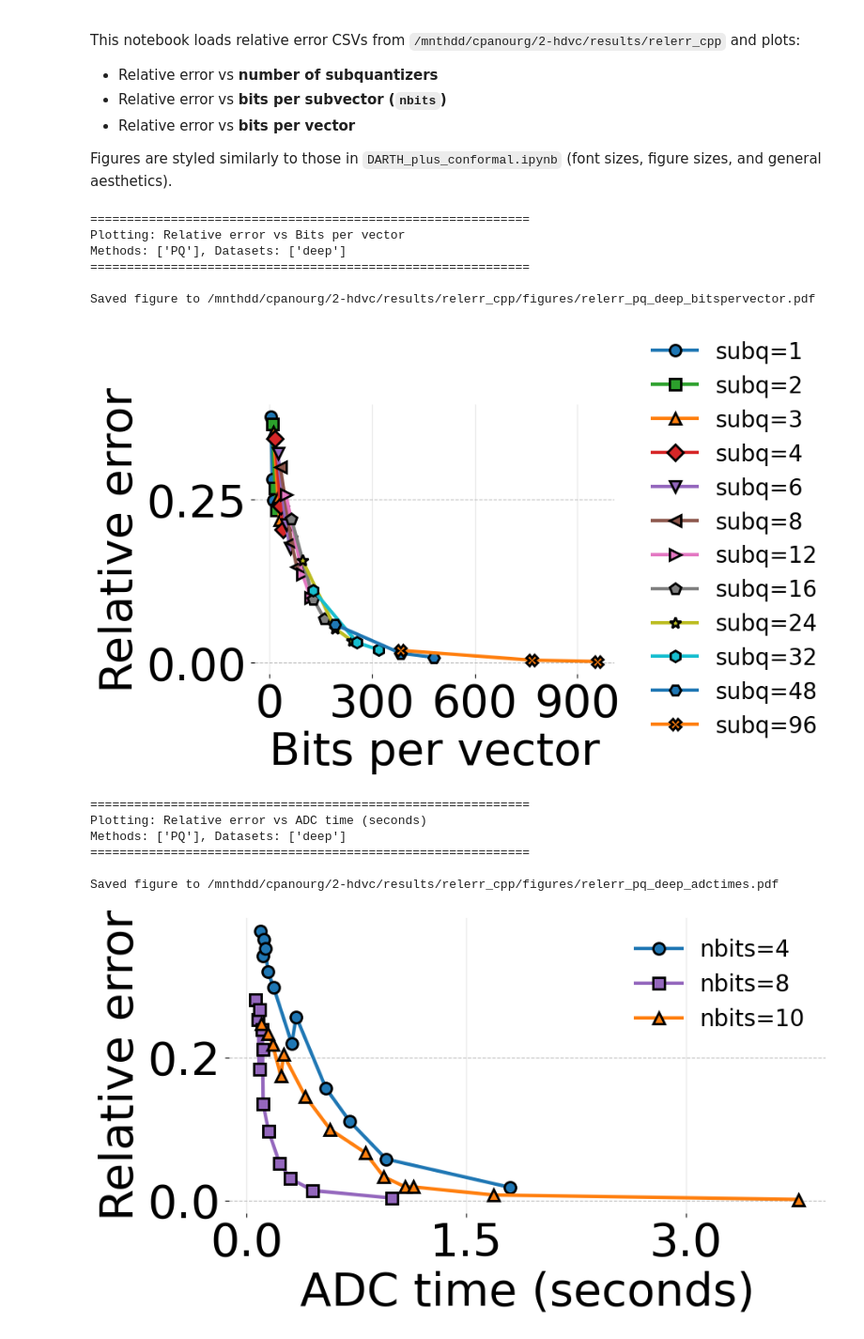
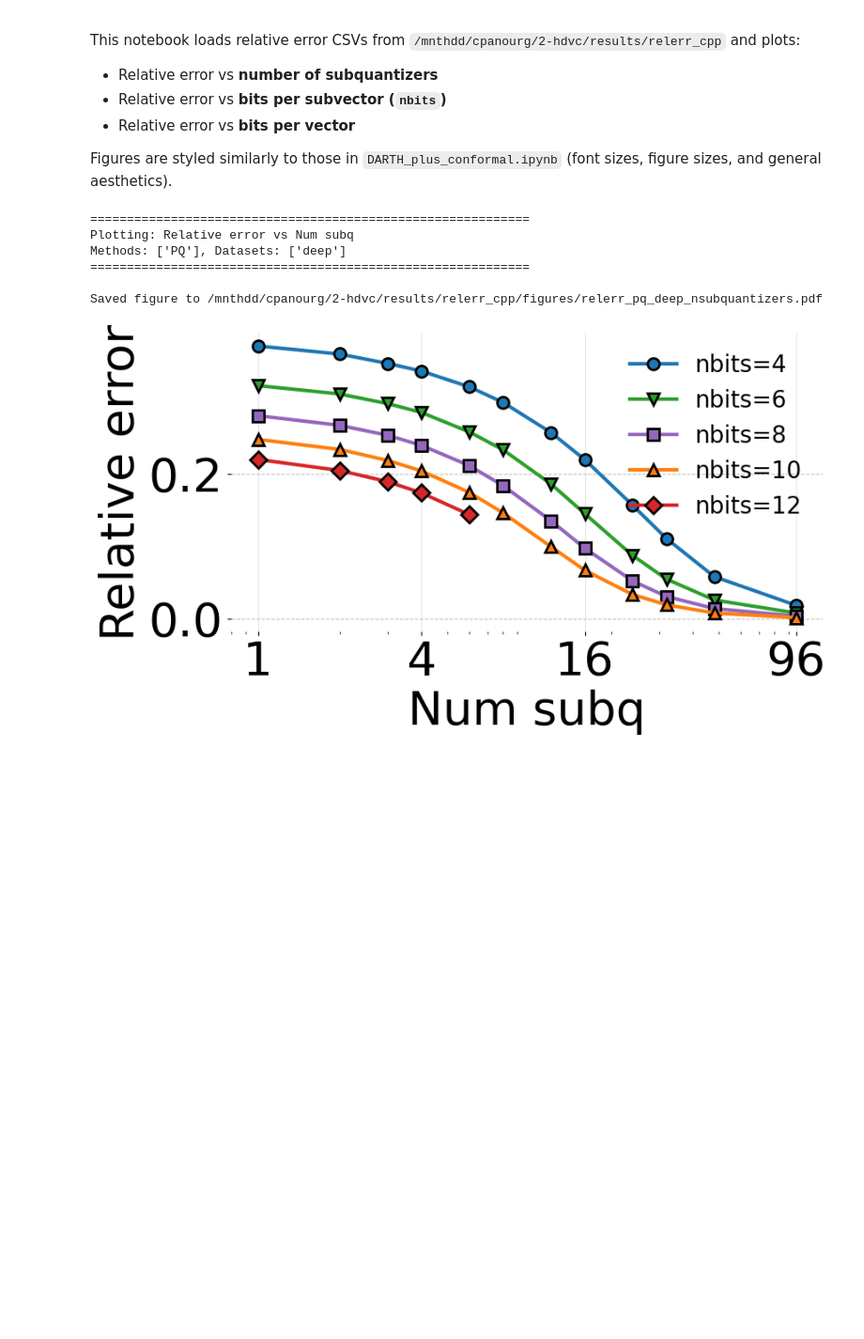
Before and after one commit to Hendrix8/hdvc, a Jupyter notebook: scripts/result_generators/relerr_cpp_plots.ipynb, the cells around one changed output. Shown at 94% size. Drawn from its saved outputs; the diff is of its cells as text; code cells hidden in the pictures; blank space fills up the shorter version.

```diff
--- a/scripts/result_generators/relerr_cpp_plots.ipynb
+++ b/scripts/result_generators/relerr_cpp_plots.ipynb
@@ -94,11 +94,11 @@ DATASETS_TO_PLOT = ["deep"]  # Change to ["deep"] or ["gist"] to plot only one
 # Select which x-axis columns to plot (column_name, display_label)
 # Available columns: n_subquantizers, nbits, bits_per_vector, or any other numeric column
 X_COLUMNS_TO_PLOT = [
-    # ("n_subquantizers", "Num subq"),
+    ("n_subquantizers", "Num subq"),
     # ("nbits", "nbits"),
-    ("bits_per_vector", "Bits per vector"),
-    ("adc_time_s", "ADC time (seconds)"),  # Relative error vs asymmetric distance computation time
-    ("distance_table_time_s", "Distance table time (seconds)"),  # Relative error vs distance table computation time
+    # ("bits_per_vector", "Bits per vector"),
+    # ("adc_time_s", "ADC time (seconds)"),  # Relative error vs asymmetric distance computation time
+    # ("distance_table_time_s", "Distance table time (seconds)"),  # Relative error vs distance table computation time
 ]
 
 # You can also add custom columns, e.g.:
@@ -131,7 +131,7 @@ BITS_PER_VECTOR_GROUPING = "n_subquantizers"  # Change to "nbits" to group by bi
 # - group_by: "nbits" or "n_subquantizers" - how to group the curves
 ADDITIONAL_PLOTS = [
     # Plot ADC time vs number of subquantizers, grouped by nbits
-    ("n_subquantizers", "Num subq", "adc_time_s", "ADC time (seconds)", "nbits"),
+    # ("n_subquantizers", "Num subq", "adc_time_s", "ADC time (seconds)", "nbits"),
     # Add more plots here as needed
     # ("bits_per_vector", "Bits per vector", "adc_time_s", "ADC time (seconds)", "nbits"),
 ]
@@ -139,14 +139,18 @@ ADDITIONAL_PLOTS = [
 # Color and marker configuration for grouping variables
 NBITS_COLORS = {
     4: "tab:blue",
+    6: "tab:green",
     8: "tab:purple",
     10: "tab:orange",
+    12: "tab:red",
 }
 
 NBITS_MARKERS = {
     4: "o",
+    6: "v",
     8: "s",
     10: "^",
+    12: "D",
 }
 
 SUBQ_COLORS = {
@@ -347,7 +351,7 @@ def plot_relerr_vs_x(
             if x_col in ["nbits", "bits_per_vector"]:
                 ax.legend(frameon=False, fontsize=20, loc='center left', bbox_to_anchor=(1.05, 0.5))
             else:
-                ax.legend(frameon=False, fontsize=20, loc='best')  # Smaller legend font
+                ax.legend(frameon=False, fontsize=20, loc='best')
 
             # Apply tight_layout first
             plt.tight_layout()
@@ -409,40 +413,33 @@ for x_col, x_label, y_col, y_label, group_by in ADDITIONAL_PLOTS:
     if y_col not in relerr_df.columns:
         print(f"Warning: Column '{y_col}' not found in dataframe. Skipping...")
         continue
 
     # Get ylim for this x-axis column if specified
     ylim = YLIM_CONFIG.get(x_col, None)
 
     print(f"\n{'='*60}")
     print(f"Plotting: {y_label} vs {x_label} (grouped by {group_by})")
     print(f"Methods: {METHODS_TO_PLOT}, Datasets: {DATASETS_TO_PLOT}")
     if ylim is not None:
         print(f"Y-axis limits: {ylim}")
     print(f"{'='*60}\n")
     plot_relerr_vs_x(
         relerr_df,
         x_col,
         x_label,
         y_col=y_col,
         y_label=y_label,
         methods=METHODS_TO_PLOT,
         datasets=DATASETS_TO_PLOT,
         ylim=ylim,
         group_by=group_by,
         output_dir=Path("/mnthdd/cpanourg/2-hdvc/results/relerr_cpp/figures")
     )
 # %% [output]
 ============================================================
-Plotting: Relative error vs Bits per vector
+Plotting: Relative error vs Num subq
 Methods: ['PQ'], Datasets: ['deep']
 ============================================================
 
-Saved figure to /mnthdd/cpanourg/2-hdvc/results/relerr_cpp/figures/relerr_pq_deep_bitspervector.pdf
+Saved figure to /mnthdd/cpanourg/2-hdvc/results/relerr_cpp/figures/relerr_pq_deep_nsubquantizers.pdf
-[figure, old version]
+[figure, new version]
-============================================================
-Plotting: Relative error vs ADC time (seconds)
-Methods: ['PQ'], Datasets: ['deep']
-============================================================
-
-Saved figure to /mnthdd/cpanourg/2-hdvc/results/relerr_cpp/figures/relerr_pq_deep_adctimes.pdf
-[figure, removed]
```
Also changed, not shown: parts of 1 cell of this notebook, 2 other files.
